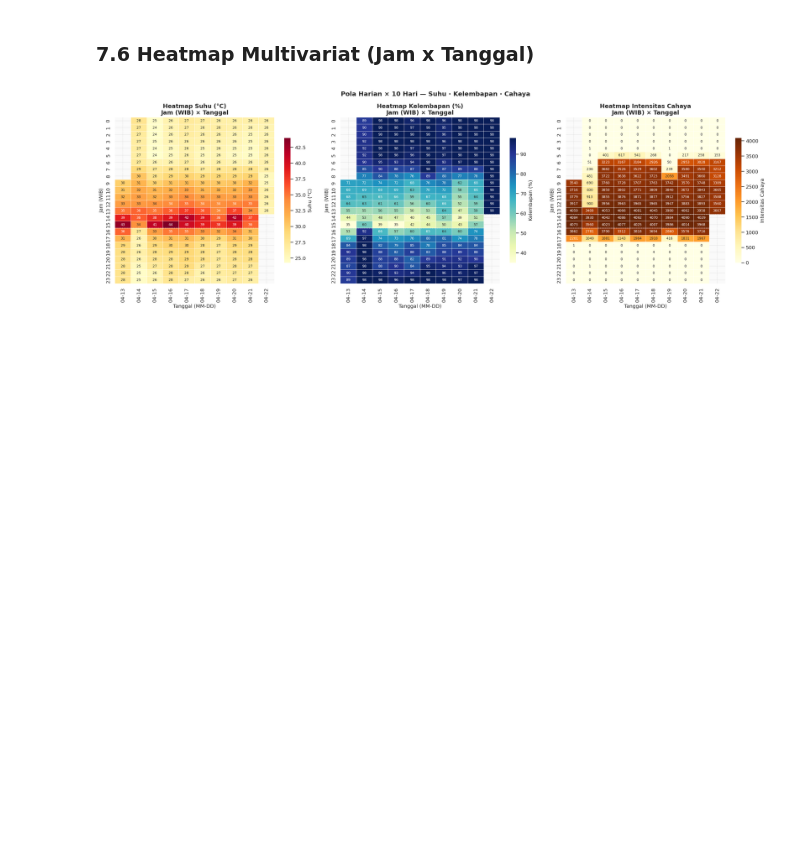
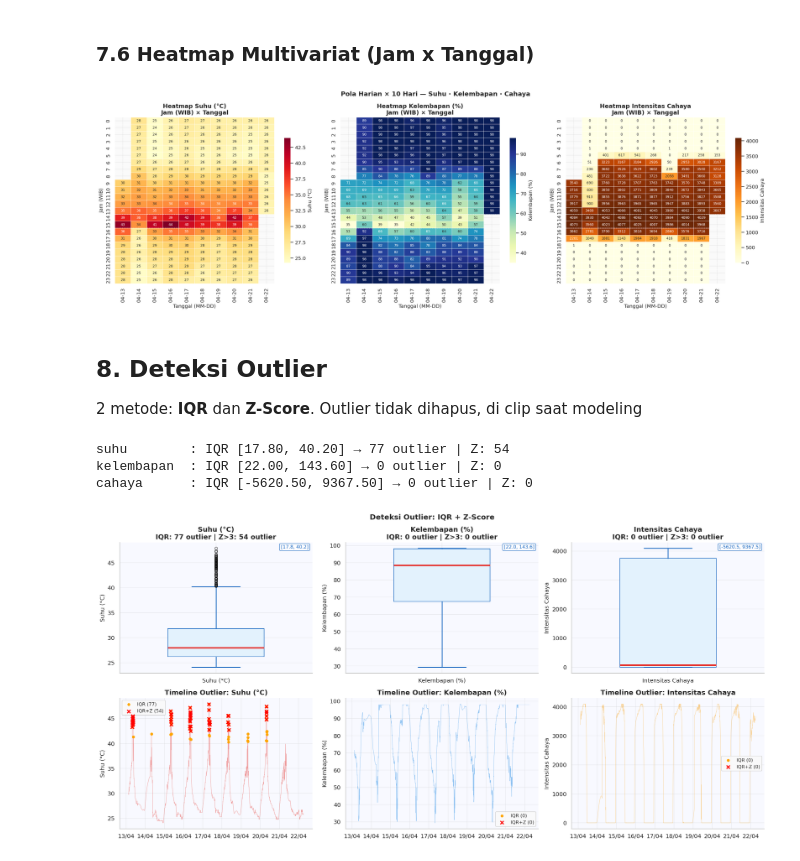
Before and after one commit to delafajarmulia/suhu-detector-ai, a Jupyter notebook: weather_analysis_3.ipynb, the cells around one changed output. Drawn from its saved outputs; the diff is of its cells as text; code cells hidden in the pictures; blank space fills up the shorter version.

Commit message:
add: outlier detection and prepare model to train

```diff
--- a/weather_analysis_3.ipynb
+++ b/weather_analysis_3.ipynb
@@ -782,3 +782,62 @@ plt.savefig('fig_heatmap_multivariat.png', dpi=130, bbox_inches='tight')
 plt.show()
 # %% [output]
 [figure]
+# %% [markdown]
+## 8. Deteksi Outlier
+
+2 metode: **IQR** dan **Z-Score**. Outlier tidak dihapus, di clip saat modeling
+# %%
+def detect_iqr(s):
+    Q1, Q3 = s.quantile(0.25), s.quantile(0.75); IQR = Q3-Q1
+    lo, hi = Q1-1.5*IQR, Q3+1.5*IQR
+    return (s < lo) | (s > hi), lo, hi
+
+def detect_z(s, thr=3):
+    return ((s - s.mean()) / s.std()).abs() > thr
+
+fig, axes = plt.subplots(2, 3, figsize=(18, 9))
+fig.patch.set_facecolor('white')
+labels_o = ['Suhu (°C)', 'Kelembapan (%)', 'Intensitas Cahaya']
+
+for i, (col, label) in enumerate(zip(cols_sensor, labels_o)):
+    is_iqr, lo, hi = detect_iqr(df_feat[col])
+    is_z = detect_z(df_feat[col])
+    is_both = is_iqr & is_z
+
+    # Boxplot
+    ax0 = axes[0, i]
+    bp = ax0.boxplot(df_feat[col].dropna(), vert=True, patch_artist=True, widths=0.5,
+                boxprops=dict(facecolor='#E3F2FD', color='#1565C0'),
+                medianprops=dict(color='#E53935', lw=3),
+                flierprops=dict(marker='o', color='tomato', alpha=0.6, markersize=5),
+                whiskerprops=dict(color='#1565C0', lw=1.5),
+                capprops=dict(color='#1565C0', lw=1.5))
+    ax0.set_title(f'{label}\nIQR: {is_iqr.sum()} outlier | Z>3: {is_z.sum()} outlier')
+    ax0.set_xticklabels([label]); ax0.set_ylabel(label)
+    ax0.set_facecolor('#F8F9FF')
+    ax0.text(0.98, 0.98, f'[{lo:.1f}, {hi:.1f}]', transform=ax0.transAxes,
+             ha='right', va='top', fontsize=9, color='#1565C0',
+             bbox=dict(boxstyle='round', fc='white', ec='#1565C0', alpha=0.8))
+
+    # Timeline outlier
+    ax1 = axes[1, i]
+    ax1.plot(df_feat.index, df_feat[col], lw=0.6, alpha=0.5, color=[PALETTE['suhu'],PALETTE['lembap'],PALETTE['cahaya']][i])
+    ax1.scatter(df_feat[is_iqr].index,  df_feat[is_iqr][col],  color='orange', s=20, zorder=5, label=f'IQR ({is_iqr.sum()})')
+    ax1.scatter(df_feat[is_both].index, df_feat[is_both][col], color='red',    s=40, zorder=6, label=f'IQR+Z ({is_both.sum()})', marker='x', lw=2)
+    ax1.set_title(f'Timeline Outlier: {label}')
+    ax1.set_ylabel(label)
+    ax1.xaxis.set_major_formatter(mdates.DateFormatter('%d/%m'))
+    ax1.xaxis.set_major_locator(mdates.DayLocator())
+    ax1.legend(fontsize=9)
+    ax1.set_facecolor('#F8F9FF')
+    print(f'{col:12s}: IQR [{lo:.2f}, {hi:.2f}] → {is_iqr.sum()} outlier | Z: {is_z.sum()}')
+
+plt.suptitle('Deteksi Outlier: IQR + Z-Score', fontsize=14, fontweight='bold')
+plt.tight_layout()
+plt.savefig('fig_outlier.png', dpi=130, bbox_inches='tight')
+plt.show()
+# %% [output]
+suhu        : IQR [17.80, 40.20] → 77 outlier | Z: 54
+kelembapan  : IQR [22.00, 143.60] → 0 outlier | Z: 0
+cahaya      : IQR [-5620.50, 9367.50] → 0 outlier | Z: 0
+[figure, added]
```
Also changed, not shown: parts of 2 cells of this notebook.
